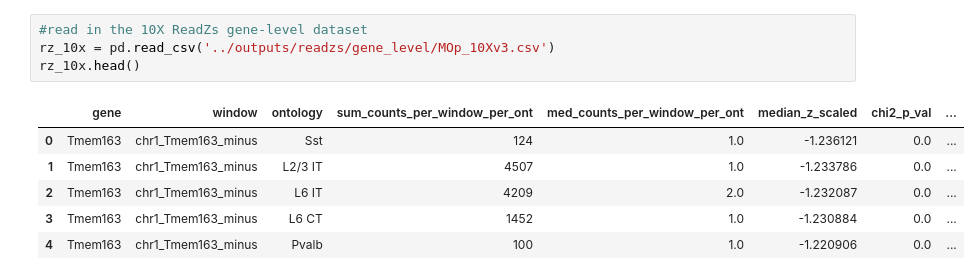
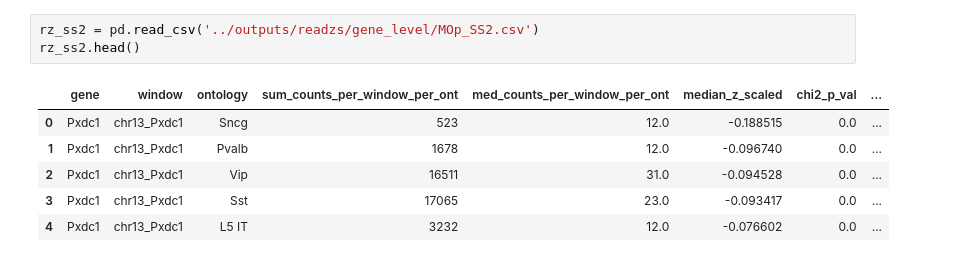
Before and after one commit to salzman-lab/SPRAWL, a Jupyter notebook: analysis/peripheral_readzs_srrs_gene_level_correlations.ipynb, the cells around one changed output. Drawn from its saved outputs; the diff is of its cells as text.

```diff
--- a/analysis/peripheral_readzs_srrs_gene_level_correlations.ipynb
+++ b/analysis/peripheral_readzs_srrs_gene_level_correlations.ipynb
@@ -36,13 +248,12 @@ mop_df
 # %%
-#read in the 10X ReadZs gene-level dataset
-rz_10x = pd.read_csv('../outputs/readzs/gene_level/MOp_10Xv3.csv')
-rz_10x.head()
+rz_ss2 = pd.read_csv('../outputs/readzs/gene_level/MOp_SS2.csv')
+rz_ss2.head()
 # %% [output]
 |  | gene | window | ontology | sum_counts_per_window_per_ont | med_counts_per_window_per_ont | median_z_scaled | chi2_p_val | ... |
-| 0 | Tmem163 | chr1_Tmem163_minus | Sst | 124 | 1.0 | -1.236121 | 0.0 | ... |
-| 1 | Tmem163 | chr1_Tmem163_minus | L2/3 IT | 4507 | 1.0 | -1.233786 | 0.0 | ... |
-| 2 | Tmem163 | chr1_Tmem163_minus | L6 IT | 4209 | 2.0 | -1.232087 | 0.0 | ... |
-| 3 | Tmem163 | chr1_Tmem163_minus | L6 CT | 1452 | 1.0 | -1.230884 | 0.0 | ... |
-| 4 | Tmem163 | chr1_Tmem163_minus | Pvalb | 100 | 1.0 | -1.220906 | 0.0 | ... |
+| 0 | Pxdc1 | chr13_Pxdc1 | Sncg | 523 | 12.0 | -0.188515 | 0.0 | ... |
+| 1 | Pxdc1 | chr13_Pxdc1 | Pvalb | 1678 | 12.0 | -0.096740 | 0.0 | ... |
+| 2 | Pxdc1 | chr13_Pxdc1 | Vip | 16511 | 31.0 | -0.094528 | 0.0 | ... |
+| 3 | Pxdc1 | chr13_Pxdc1 | Sst | 17065 | 23.0 | -0.093417 | 0.0 | ... |
+| 4 | Pxdc1 | chr13_Pxdc1 | L5 IT | 3232 | 12.0 | -0.076602 | 0.0 | ... |
 # %%
 #merge the SRRS and ReadZs
```
Also changed, not shown: parts of 25 cells of this notebook, 15 other files.
